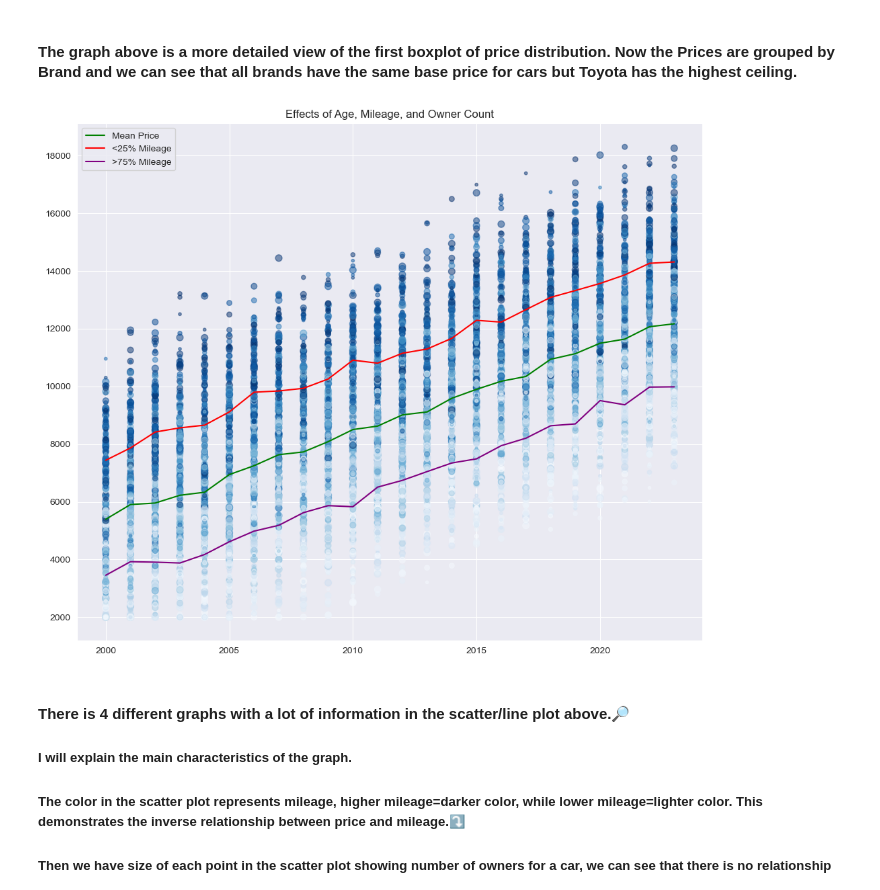
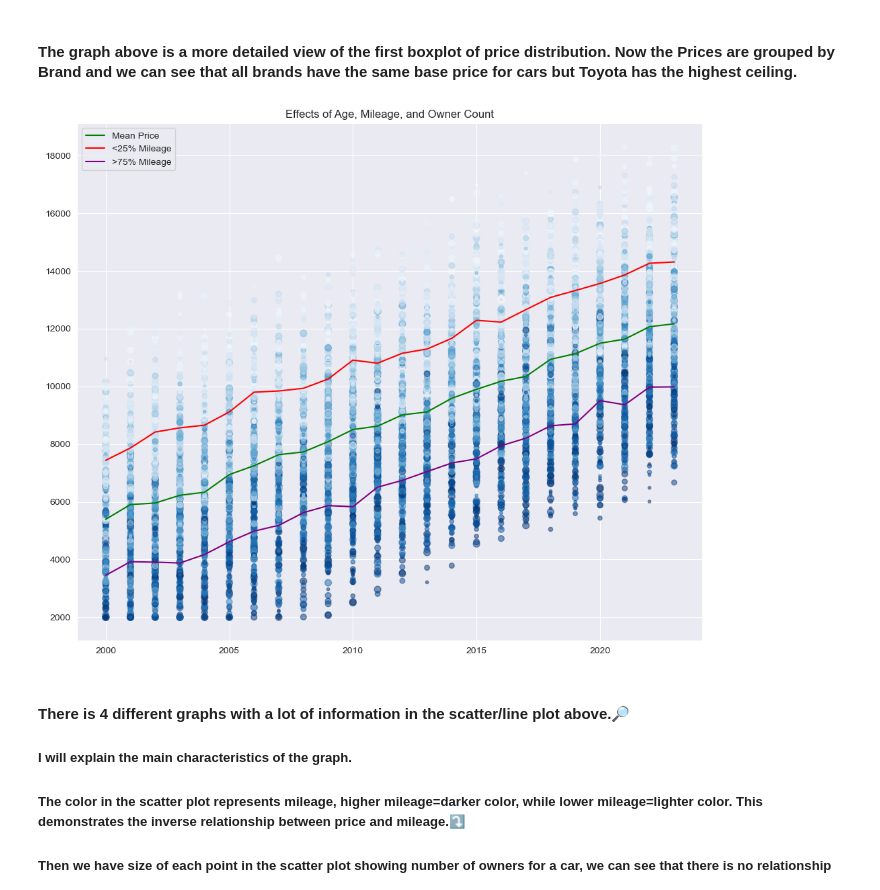
Before and after one commit to EmilianoDeLaGarzaVillarreal/CarPriceAnalysis, a Jupyter notebook: sample.ipynb, the cells around one changed output. Drawn from its saved outputs; the diff is of its cells as text; code cells hidden in the pictures.

Commit message:
Modified color pallet of scatter plot

```diff
--- a/sample.ipynb
+++ b/sample.ipynb
@@ -187,26 +187,26 @@ plt.show()
 # %%
 plt.close()
 fig, ax = plt.subplots(figsize=(12,10))
 years = df['Year'].unique() #simply the years 2000-2024
 mean_price_per_year = df[['Year', 'Price']].groupby(['Year']).mean().reset_index()['Price'] #This is the mean price for a given year
 miles_car_bottom = df[['Mileage', 'Year']].groupby(['Year']).quantile(0.25).reset_index() #This is the mileage in the bottom 25 quantile
 price_miles_bottom = []
 for miles, year in zip(miles_car_bottom['Mileage'], miles_car_bottom['Year']):
     price_miles_bottom.append(df[(df['Mileage'] < miles) & (df['Year'] == year)]['Price'].mean().item()) #When conditions met get mean price of that item
 miles_car_top = df[['Year', 'Mileage']].groupby(['Year']).quantile(0.75).reset_index() #This is the mileage in the top 25 quantile
 price_miles_top = []
 for miles, year in zip(miles_car_top['Mileage'], miles_car_top['Year']):
     price_miles_top.append(df[(df['Mileage'] > miles) & (df['Year'] == year)]['Price'].mean().item())
 years.sort()
-ax.scatter(x=df['Year'], y=df['Price'], s=df['Owner_Count']*10, c=df['Mileage']*-1, alpha=0.5, cmap='Blues')
+ax.scatter(x=df['Year'], y=df['Price'], s=df['Owner_Count']*10, c=df['Mileage'], alpha=0.5, cmap='Blues')
 ax.plot(years, mean_price_per_year, color='green', label='Mean Price') #Plots average price over time
 ax.plot(years, price_miles_bottom, color='red', label='<25% Mileage') #Plots average price over time of cars with the 25% LEAST mileage
 ax.plot(years, price_miles_top, color='purple', label='>75% Mileage') #Plots average price over time of cars with the 25% MOST mileage
 ax.legend()
 ax.set_title('Effects of Age, Mileage, and Owner Count')
 plt.show()
 # %% [output]
-[figure, old version]
+[figure, new version]
 # %% [markdown]
 <h4>There is 4 different graphs with a lot of information in the scatter/line plot above.🔎</h4>
 <h5>I will explain the main characteristics of the graph.</h5>
```
